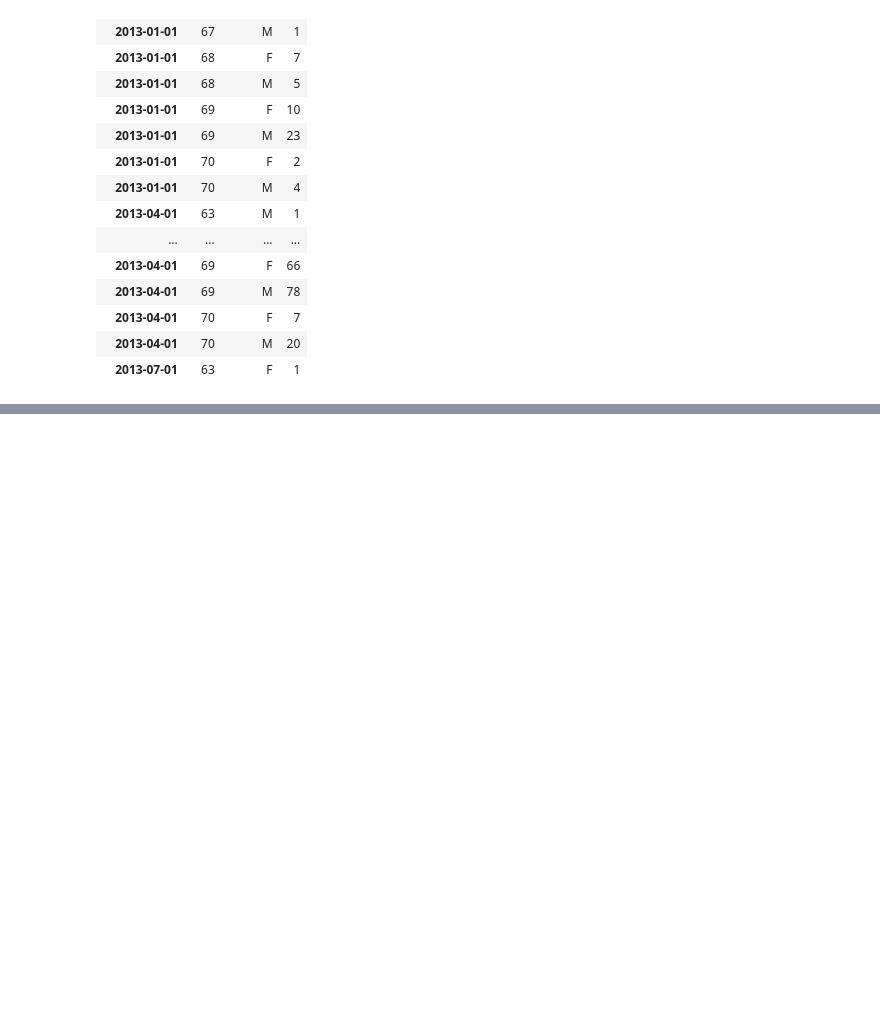
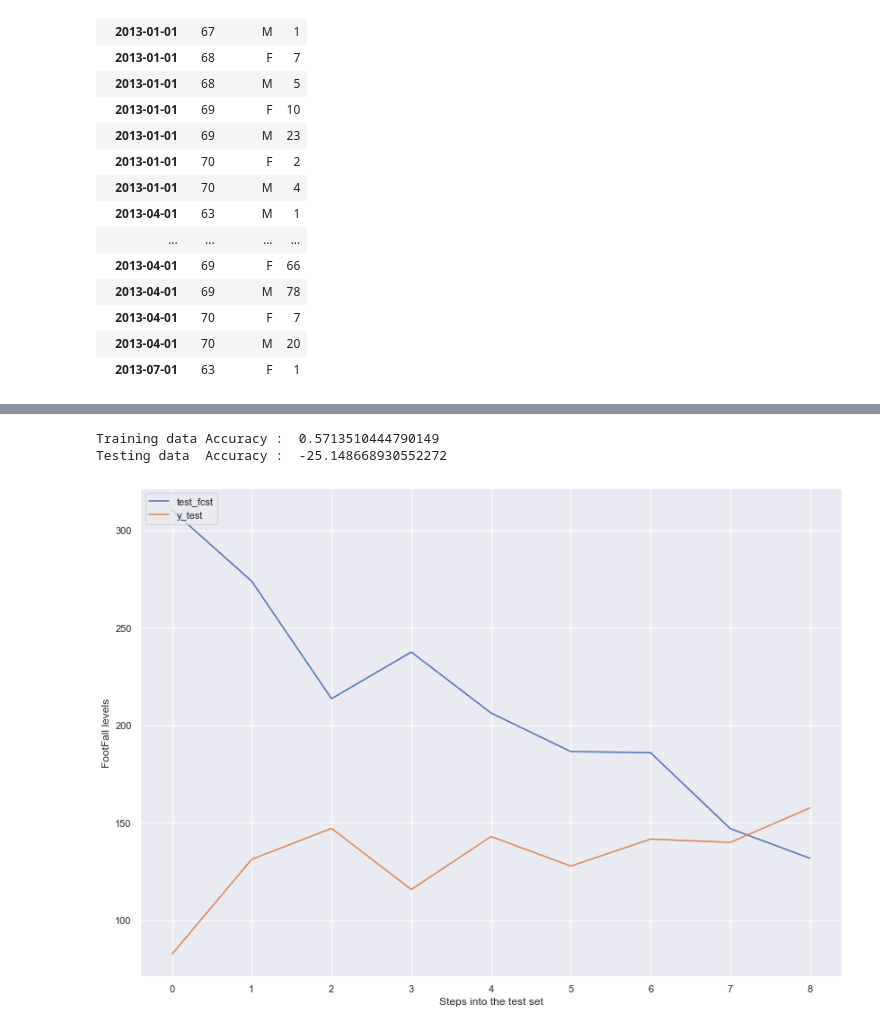
Before and after one commit to raku43/MScDACapstone, a Jupyter notebook: MScDA_Capstone.ipynb, the cells around one changed output, grey strips where cells are left out. Drawn from its saved outputs; the diff is of its cells as text; code cells hidden in the pictures; blank space fills up the shorter version.

Commit message:
Linear Regression

```diff
--- a/MScDA_Capstone.ipynb
+++ b/MScDA_Capstone.ipynb
@@ -1574,0 +1501,5 @@ dfml
+# %%
+dfml = pd.merge(dfcensus_ml, df_timeseriesml, 'left',on=["Age", "Gender"])
+dfml['Gender'] = dfml['Gender'].map(gendermap)
+
+dfml
@@ -1574,0 +1587,12 @@ dfml
+# %%
+#From the above heat map we donot find any reliable variables, creating new set of variables which stores the value in the previous row.
+dfml['mean_l1'] = dfml ['mean'].shift(1)
+dfml['mean_l2'] = dfml ['mean'].shift(2)
+dfml['mean_l3'] = dfml ['mean'].shift(3)
+dfml['mean_l4'] = dfml ['mean'].shift(4)
+dfml['mean_l5'] = dfml ['mean'].shift(5)
+
+# Display the first 10 records
+
+
+dfml.bfill(axis = 0)
@@ -1574,0 +1617,46 @@ dfml
+# %%
+
+
+# Create X and y objects
+X = dfml[['Age','Gender','meanE','Projectedcol']].values
+y = dfml['mean'].values
+
+# Split train and test data
+X_train, X_test, y_train, y_test = train_test_split(X, y, test_size = 0.30, random_state = 12345, shuffle = False)
+
+
+#Feature scalingmap
+from sklearn.preprocessing import StandardScaler
+sc = StandardScaler()
+X_train = sc.fit_transform(X_train)
+X_test = sc.fit_transform(X_test)
+
+# Fit model
+my_lm = LinearRegression()
+my_lm.fit(X = X_train, y = y_train)
+
+train_fcst = my_lm.predict(X_train)
+test_fcst = my_lm.predict(X_test)
+
+# Store the R2 error into train_r2 and test_r2
+train_r2 = r2_score(y_train, train_fcst)
+test_r2 = r2_score(y_test, test_fcst)
+
+lr_train_r2=train_r2
+lr_test_r2=test_r2
+# Display the training and test score
+print("Training data Accuracy : ",train_r2)
+print("Testing data  Accuracy : ",test_r2)
+# Plot result
+plt.plot(list(test_fcst))
+plt.plot(list(y_test))
+#plt.title('Fig 3')
+plt.xlabel('Steps into the test set')
+plt.ylabel('FootFall levels')
+plt.legend(['test_fcst', 'y_test'], loc='upper left')
+
+plt.show()
+# %% [output]
+Training data Accuracy :  0.5713510444790149
+Testing data  Accuracy :  -25.148668930552272
+[figure, added]
```
Also changed, not shown: parts of 87 cells of this notebook.
